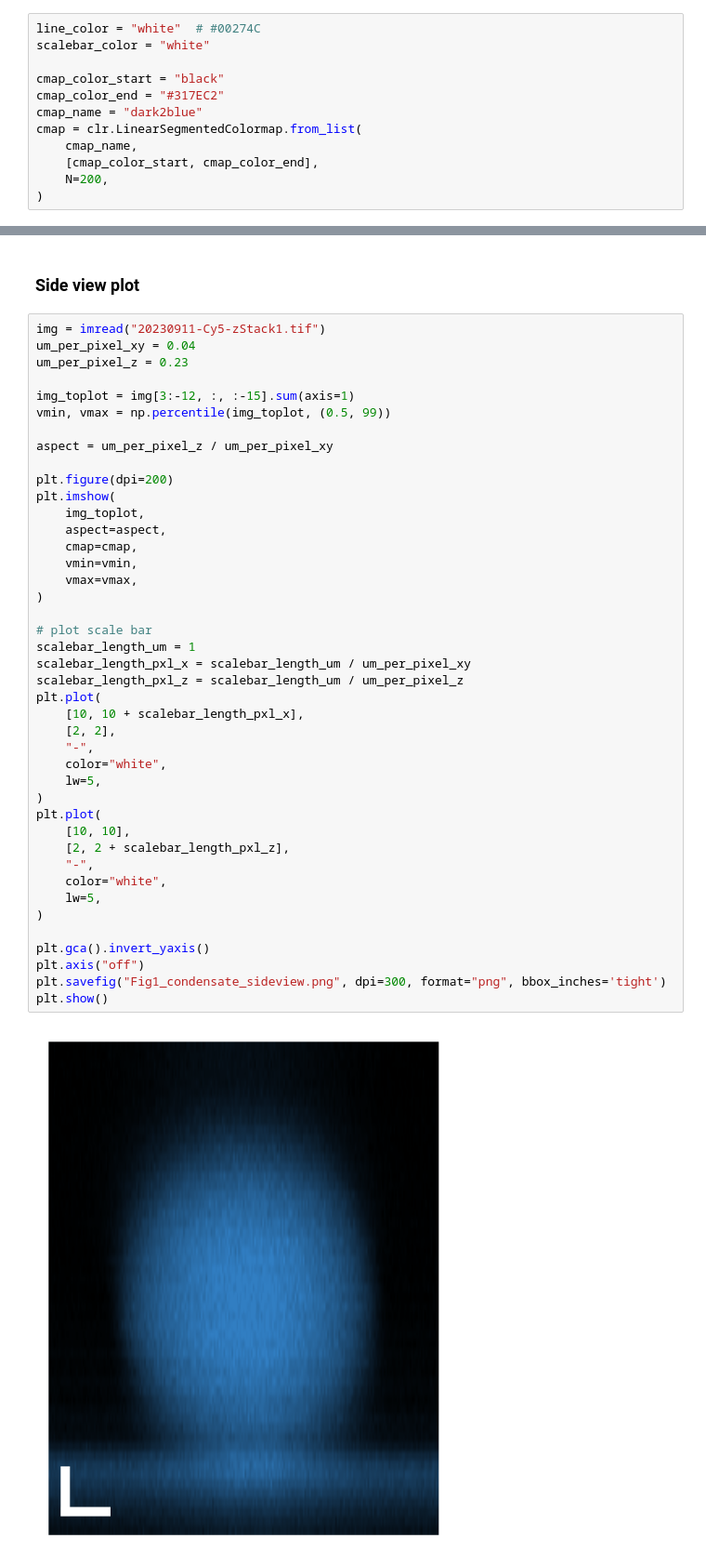
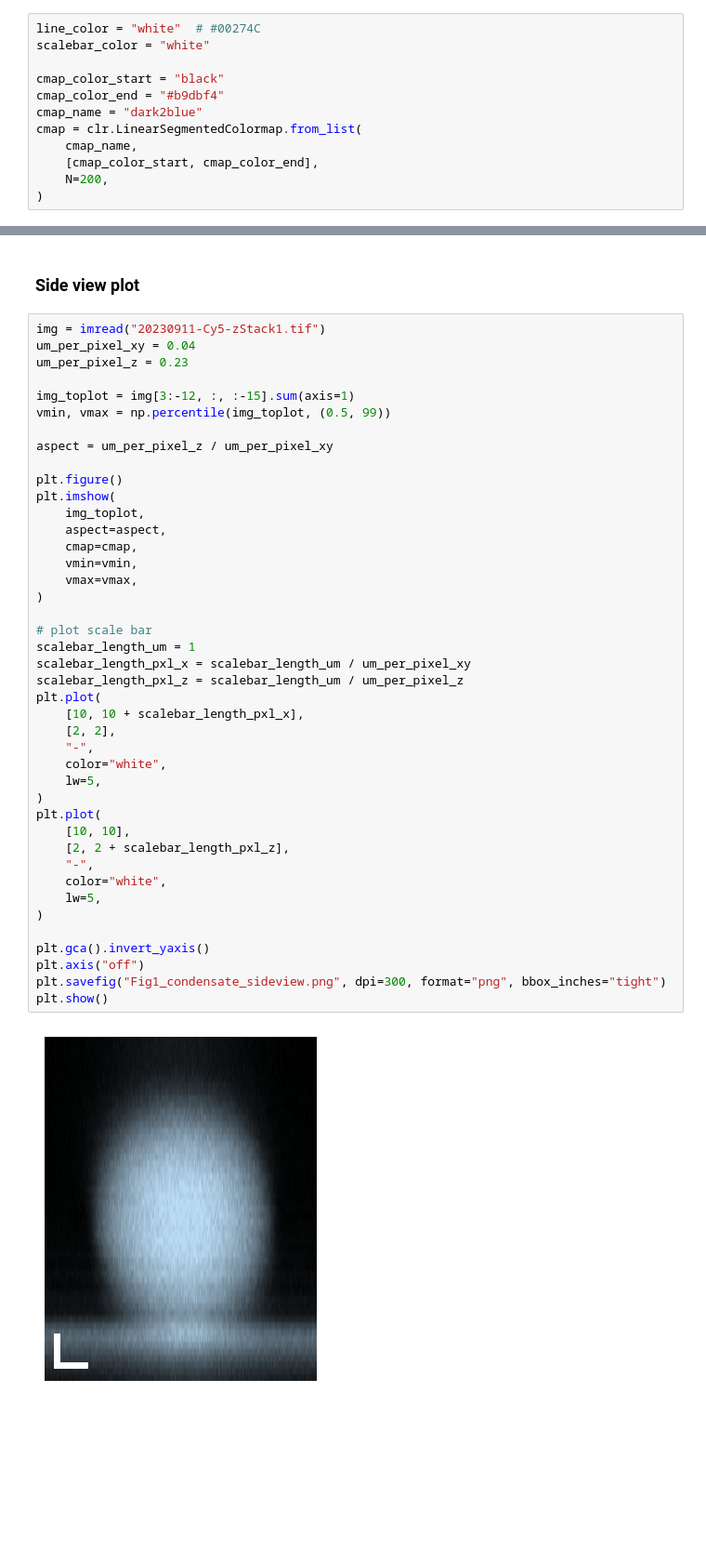
Before and after one commit to walterlab-um/intra_condensate_SPT, a Jupyter notebook: plot_paper_figure/Fig1_condensate_sideview.ipynb, the cells around one changed output, grey strips where cells are left out. Shown at 93% size. Drawn from its saved outputs; the diff is of its cells as text; blank space fills up the shorter version.

```diff
--- a/plot_paper_figure/Fig1_condensate_sideview.ipynb
+++ b/plot_paper_figure/Fig1_condensate_sideview.ipynb
@@ -16,7 +16,7 @@ line_color = "white"  # #00274C
 scalebar_color = "white"
 
 cmap_color_start = "black"
-cmap_color_end = "#317EC2"
+cmap_color_end = "#b9dbf4"
 cmap_name = "dark2blue"
 cmap = clr.LinearSegmentedColormap.from_list(
     cmap_name,
@@ -82,37 +38,37 @@ vmin, vmax = np.percentile(img_toplot, (0.5, 99))
 
 aspect = um_per_pixel_z / um_per_pixel_xy
 
-plt.figure(dpi=200)
+plt.figure()
 plt.imshow(
     img_toplot,
     aspect=aspect,
     cmap=cmap,
     vmin=vmin,
     vmax=vmax,
 )
 
 # plot scale bar
 scalebar_length_um = 1
 scalebar_length_pxl_x = scalebar_length_um / um_per_pixel_xy
 scalebar_length_pxl_z = scalebar_length_um / um_per_pixel_z
 plt.plot(
     [10, 10 + scalebar_length_pxl_x],
     [2, 2],
     "-",
     color="white",
     lw=5,
 )
 plt.plot(
     [10, 10],
     [2, 2 + scalebar_length_pxl_z],
     "-",
     color="white",
     lw=5,
 )
 
 plt.gca().invert_yaxis()
 plt.axis("off")
-plt.savefig("Fig1_condensate_sideview.png", dpi=300, format="png", bbox_inches='tight')
+plt.savefig("Fig1_condensate_sideview.png", dpi=300, format="png", bbox_inches="tight")
 plt.show()
 # %% [output]
-[figure, old version]
+[figure, new version]
```
Also changed, not shown: parts of 1 cell of this notebook.
